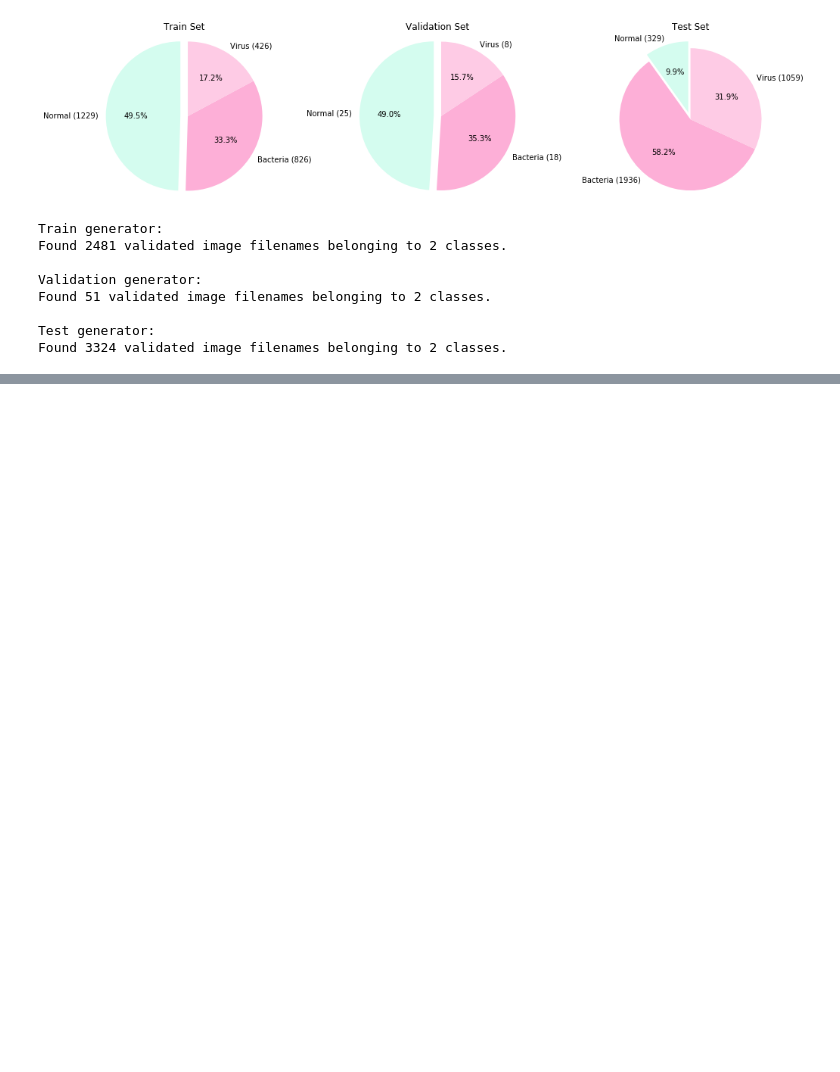
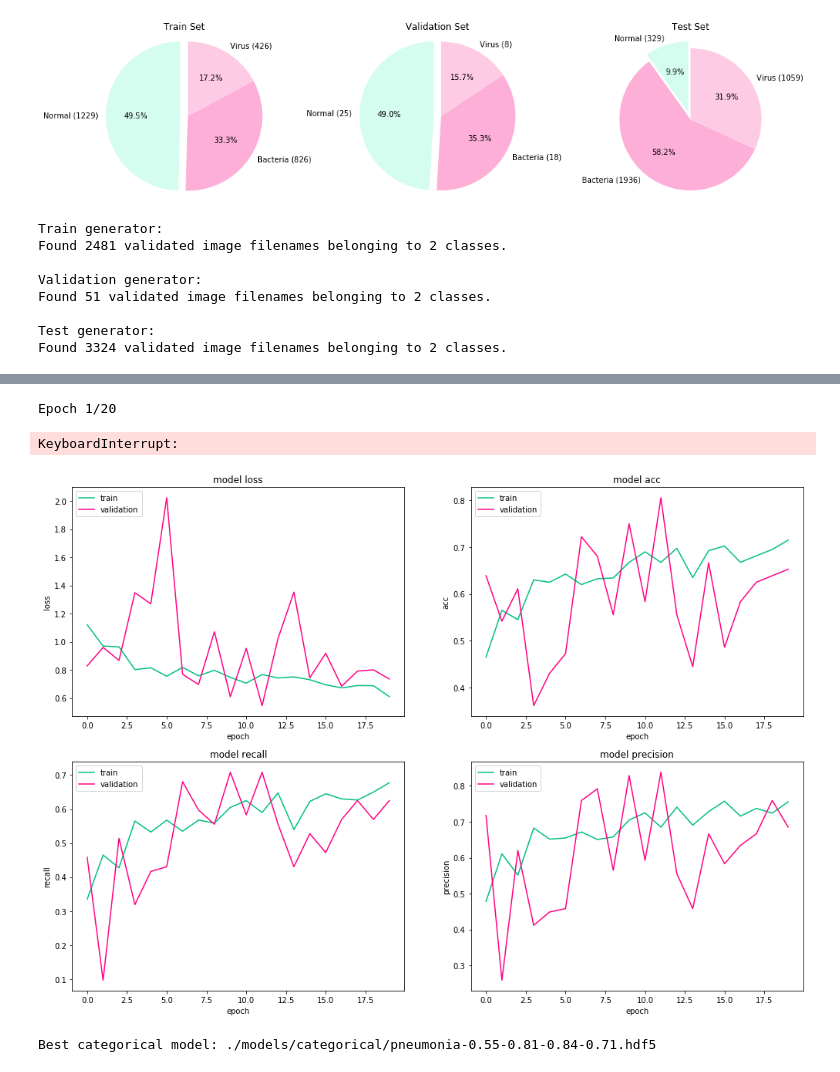
Before and after one commit to Zhuvikin/ML-pneumonia, a Jupyter notebook: pneumonia.ipynb, the cells around one changed output, grey strips where cells are left out. Drawn from its saved outputs; the diff is of its cells as text; code cells hidden in the pictures; blank space fills up the shorter version.

```diff
--- a/pneumonia.ipynb
+++ b/pneumonia.ipynb
@@ -536,0 +717,56 @@ plt.show()
+# %%
+multi_class_model_check_point = ModelCheckpoint(
+    models_categorical_dir + 'pneumonia-{val_loss:.2f}-{val_acc:.2f}-{val_precision:.2f}-{val_recall:.2f}.hdf5',
+    save_best_only = True, verbose = 1, monitor = 'val_acc', mode = 'max')
+# %%
+multi_class_optimizer = Adam()
+
+multi_class_model.compile(loss = 'categorical_crossentropy', optimizer = multi_class_optimizer,
+                          metrics = ['accuracy', recall, precision])
+
+train_multi_class_generator.reset()
+validation_multi_class_generator.reset()
+multi_class_history = multi_class_model.fit_generator(epochs = 100, shuffle = True,
+                                          validation_data = validation_multi_class_generator,
+                                          steps_per_epoch = 100,
+                                          generator = train_multi_class_generator,
+                                          validation_steps = validation_multi_class_dataset.shape[0] * batch_size,
+                                          verbose = 1, callbacks = [multi_class_model_check_point])
+# %% [output]
+Epoch 1/20
+KeyboardInterrupt:
+# %%
+metrics = ['loss', 'acc', 'recall', 'precision']
+
+fig = plt.figure(figsize = (17, 12))
+for i, metric in enumerate(metrics):
+    ax = plt.subplot(2, 2, i + 1)
+    ax.set_facecolor('w')
+    ax.grid(b = False)
+    ax.plot(multi_class_history.history[metric], color = '#00bf81')
+    ax.plot(multi_class_history.history['val_' + metric], color = '#ff0083')
+    plt.title('model ' + metric)
+    plt.ylabel(metric)
+    plt.xlabel('epoch')
+    plt.legend(['train', 'validation'], loc = 'upper left')
+
+plt.show()
+# %% [output]
+[figure, added]
+# %%
+categorical_models = []
+for model_path in glob.glob(models_categorical_dir + 'pneumonia-*.hdf5'):
+    name = os.path.basename(model_path)
+    (prefix, sep, suffix) = name.rpartition('.')
+    scores = list(map(lambda k: float(k), prefix.split('-')[1:]))
+    categorical_models.append([model_path] + scores)
+
+categorical_models = pd.DataFrame(categorical_models, columns = ['path', 'loss', 'acc', 'precision', 'recall'])
+
+# sorted_models = categorical_models.sort_values(['acc', 'loss'], ascending = [False, True])
+sorted_models = categorical_models.sort_values(['acc', 'precision'], ascending = [False, False])
+
+best_categorical_model_path = sorted_models.path.iloc[0]
+print('Best categorical model:', best_categorical_model_path)
+# %% [output]
+Best categorical model: ./models/categorical/pneumonia-0.55-0.81-0.84-0.71.hdf5
```
Also changed, not shown: parts of 19 cells of this notebook, 1 other file.
